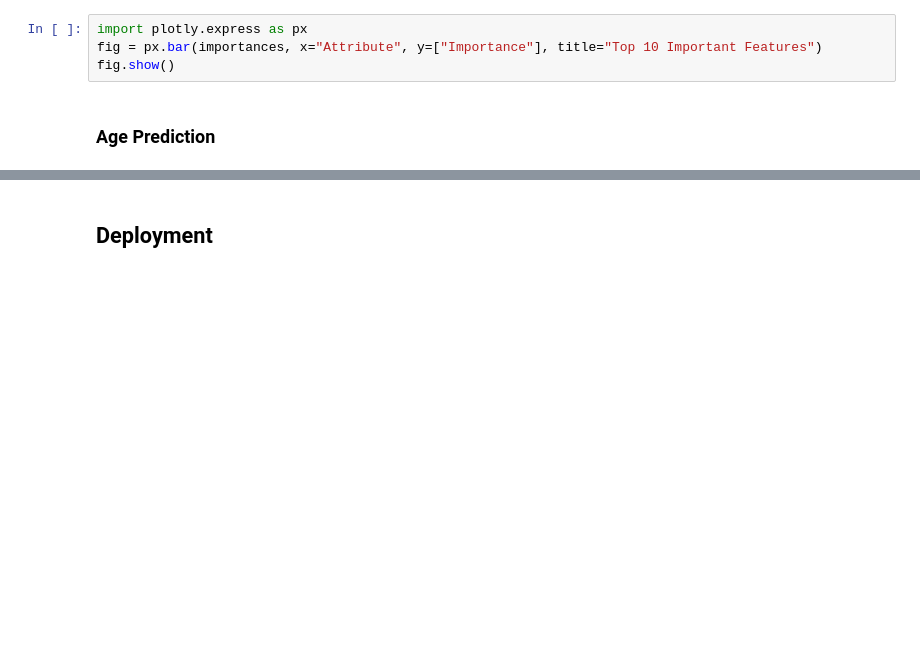
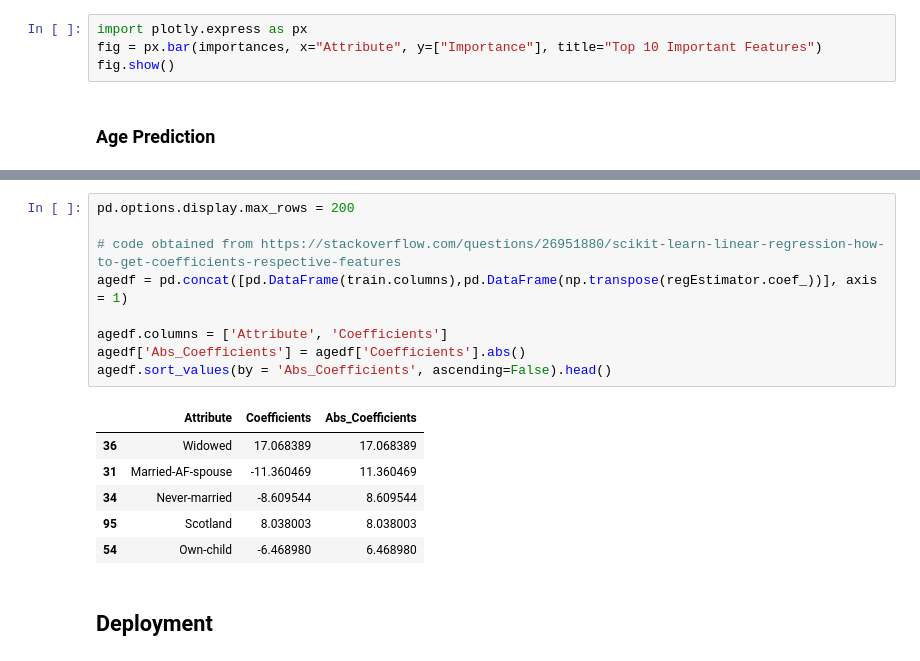
Before and after one commit to j-dominguez9/ML1_Proj1, a Jupyter notebook: Lab2/lab2 - Final.ipynb, the cells around one changed output, grey strips where cells are left out. Saved outputs shown, nothing was run; the diff lists cells and outputs as text; blank space fills up the shorter version.

```diff
--- a/Lab2/lab2 - Final.ipynb
+++ b/Lab2/lab2 - Final.ipynb
@@ -719,3 +867,19 @@ fig.show()
+# %%
+pd.options.display.max_rows = 200
+
+# code obtained from https://stackoverflow.com/questions/26951880/scikit-learn-linear-regression-how-to-get-coefficients-respective-features
+agedf = pd.concat([pd.DataFrame(train.columns),pd.DataFrame(np.transpose(regEstimator.coef_))], axis = 1)
+
+agedf.columns = ['Attribute', 'Coefficients']
+agedf['Abs_Coefficients'] = agedf['Coefficients'].abs()
+agedf.sort_values(by = 'Abs_Coefficients', ascending=False).head()
+# %% [output]
+|  | Attribute | Coefficients | Abs_Coefficients |
+| 36 | Widowed | 17.068389 | 17.068389 |
+| 31 | Married-AF-spouse | -11.360469 | 11.360469 |
+| 34 | Never-married | -8.609544 | 8.609544 |
+| 95 | Scotland | 8.038003 | 8.038003 |
+| 54 | Own-child | -6.468980 | 6.468980 |
 # %% [markdown]
 ## Deployment
 # %% [markdown]
```
Also changed, not shown: parts of 19 cells of this notebook.
